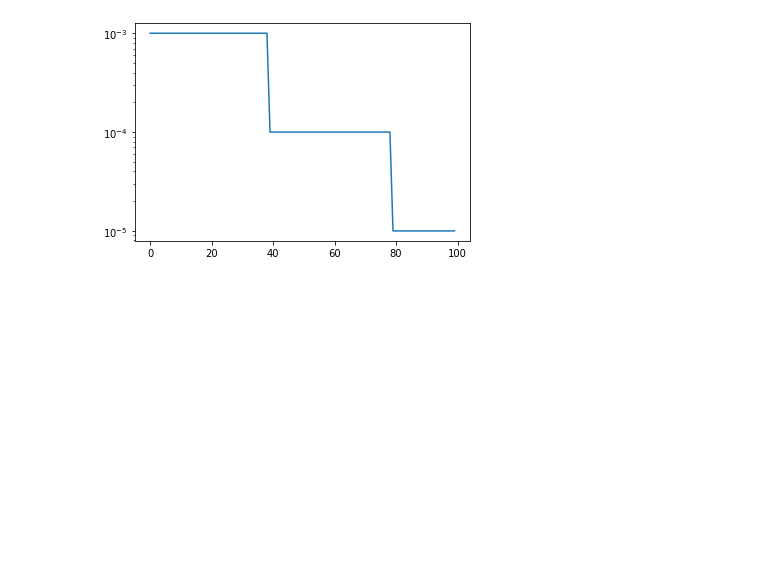
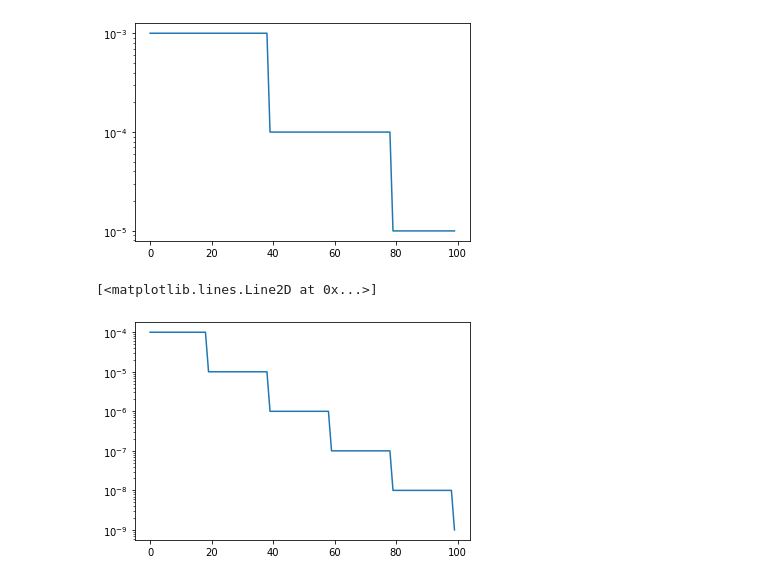
Before and after one commit to omiita/PyTorchProjects, a Jupyter notebook: Playground.ipynb, the cells around one changed output. Drawn from its saved outputs; the diff is of its cells as text; code cells hidden in the pictures; blank space fills up the shorter version.

```diff
--- a/Playground.ipynb
+++ b/Playground.ipynb
@@ -50,3 +50,19 @@ plt.plot(epochs, lr)
 # %% [output]
 [<matplotlib.lines.Line2D at 0x...>]
 [figure]
+# %%
+net= MLP()
+optimizer = torch.optim.Adam(net.parameters(),lr=1e-4)
+scheduler = torch.optim.lr_scheduler.StepLR(optimizer,20)
+
+import matplotlib.pyplot as plt
+epochs = range(100)
+lr = []
+for i in epochs:
+    scheduler.step()
+    lr.append(scheduler.optimizer.param_groups[0]['lr'])
+plt.yscale('log')
+plt.plot(epochs, lr)
+# %% [output]
+[<matplotlib.lines.Line2D at 0x...>]
+[figure, added]
```
Also changed, not shown: 1 other file.
